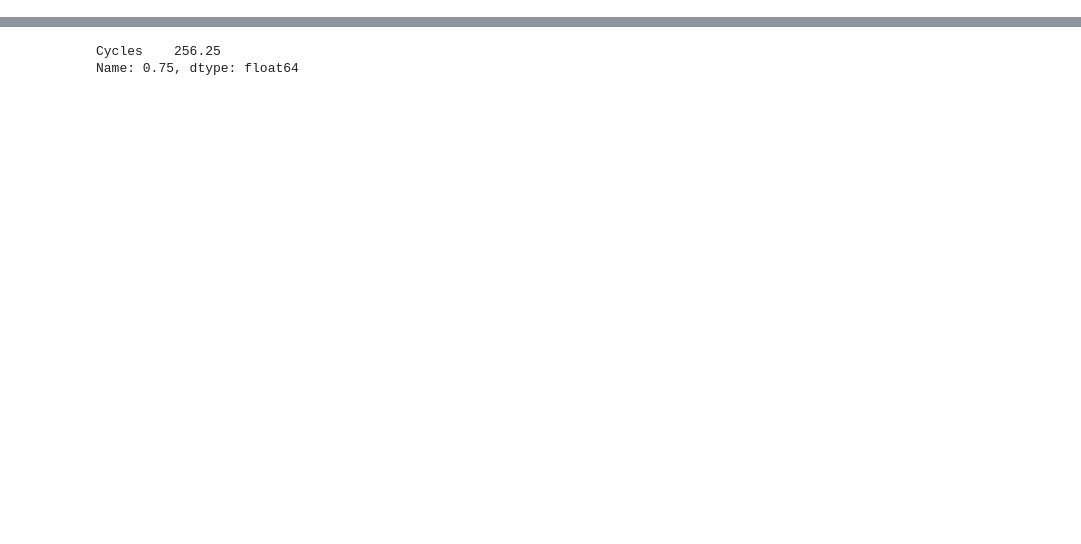
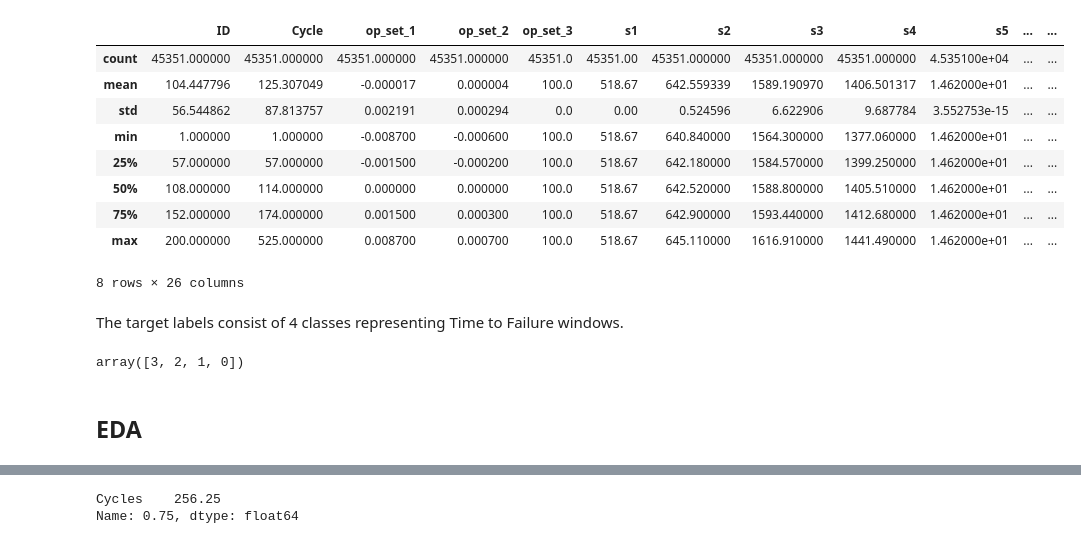
Before and after one commit to akakzia/aircraft_engine_predictive_maintenance, a Jupyter notebook: Data_exploration.ipynb, the cells around one changed output, grey strips where cells are left out. Saved outputs shown, nothing was run; the diff lists cells and outputs as text; code cells hidden in the pictures; blank space fills up the shorter version.

```diff
--- a/Data_exploration.ipynb
+++ b/Data_exploration.ipynb
@@ -20 +81,23 @@ def data_merge(df1 ,df2) :
+# %%
+X_train.describe()
+# %% [output]
+|  | ID | Cycle | op_set_1 | op_set_2 | op_set_3 | s1 | s2 | s3 | s4 | s5 | ... | ... |
+| count | 45351.000000 | 45351.000000 | 45351.000000 | 45351.000000 | 45351.0 | 45351.00 | 45351.000000 | 45351.000000 | 45351.000000 | 4.535100e+04 | ... | ... |
+| mean | 104.447796 | 125.307049 | -0.000017 | 0.000004 | 100.0 | 518.67 | 642.559339 | 1589.190970 | 1406.501317 | 1.462000e+01 | ... | ... |
+| std | 56.544862 | 87.813757 | 0.002191 | 0.000294 | 0.0 | 0.00 | 0.524596 | 6.622906 | 9.687784 | 3.552753e-15 | ... | ... |
+| min | 1.000000 | 1.000000 | -0.008700 | -0.000600 | 100.0 | 518.67 | 640.840000 | 1564.300000 | 1377.060000 | 1.462000e+01 | ... | ... |
+| 25% | 57.000000 | 57.000000 | -0.001500 | -0.000200 | 100.0 | 518.67 | 642.180000 | 1584.570000 | 1399.250000 | 1.462000e+01 | ... | ... |
+| 50% | 108.000000 | 114.000000 | 0.000000 | 0.000000 | 100.0 | 518.67 | 642.520000 | 1588.800000 | 1405.510000 | 1.462000e+01 | ... | ... |
+| 75% | 152.000000 | 174.000000 | 0.001500 | 0.000300 | 100.0 | 518.67 | 642.900000 | 1593.440000 | 1412.680000 | 1.462000e+01 | ... | ... |
+| max | 200.000000 | 525.000000 | 0.008700 | 0.000700 | 100.0 | 518.67 | 645.110000 | 1616.910000 | 1441.490000 | 1.462000e+01 | ... | ... |
+8 rows × 26 columns
+# %% [markdown]
+The target labels consist of 4 classes representing Time to Failure windows.
+# %%
+# The target labels
+y_train.unique()
+# %% [output]
+array([3, 2, 1, 0])
+# %% [markdown]
+## EDA
 # %%
```
Also changed, not shown: parts of 48 cells of this notebook.
